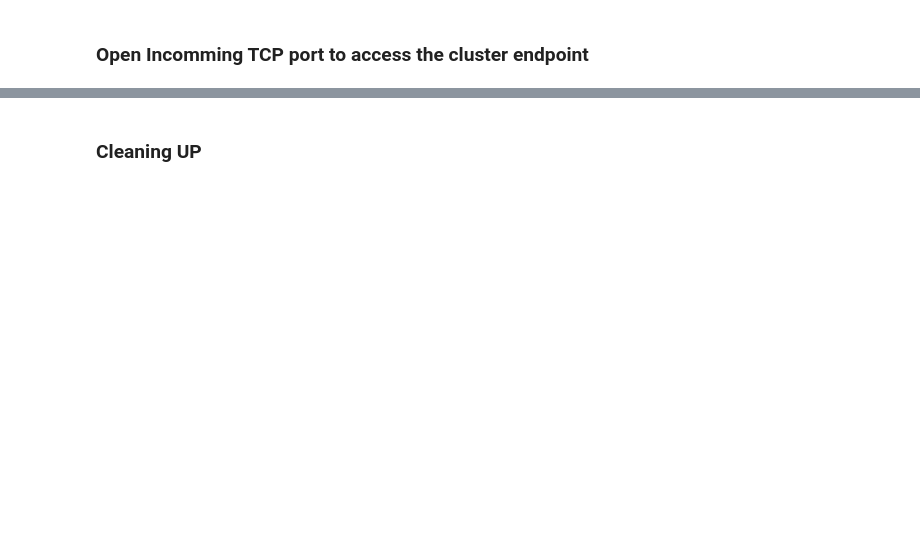
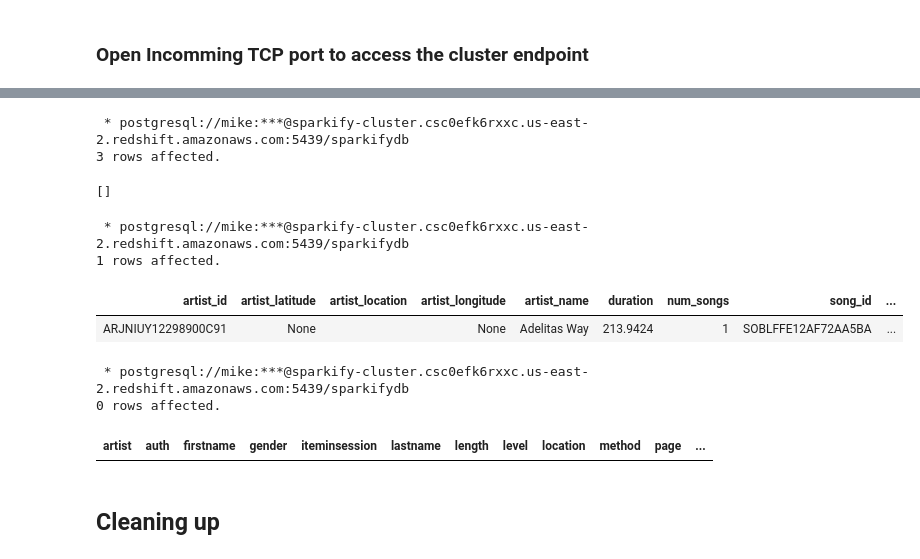
Before and after one commit to mathias-mike/Project-Sparkify, a Jupyter notebook: configuration.ipynb, the cells around one changed output, grey strips where cells are left out. Cells and saved outputs as stored; diff of their text form; code cells hidden in the pictures; blank space fills up the shorter version.

```diff
--- a/configuration.ipynb
+++ b/configuration.ipynb
@@ -152,5 +244,33 @@ except Exception as e:
+# %%
+%%sql
+INSERT INTO "staging_songs" ("song_id", "num_songs", "title", "artist_name", "artist_latitude", "year", "duration", "artist_id", "artist_longitude", "artist_location")
+VALUES ('SOXZYWX12A6310ED0C', 1, 'It\'s About Time', 'Jamie Cullum', 51.50632, 0, 246.9873, 'ARC1IHZ1187FB4E920', -0.12714, ''),
+       ('SODZYPO12A8C13A91E', 1, 'Burn My Body (Album Version)', 'Broken Spindles', null, 0, 177.99791, 'AR1C2IX1187B99BF74', null, ''),
+       ('SOQPWCR12A6D4FB2A3', 1, 'A Poor Recipe For Civic Cohesion', 'Western Addiction', 37.77916, 2005, 118.07302, 'AR73AIO1187B9AD57B', -122.42005, 'San Francisco, CA');
+# %% [output]
+ * postgresql://mike:***@sparkify-cluster.csc0efk6rxxc.us-east-2.redshift.amazonaws.com:5439/sparkifydb
+3 rows affected.
+[]
+# %%
+%%sql
+SELECT *
+FROM staging_songs;
+# %% [output]
+ * postgresql://mike:***@sparkify-cluster.csc0efk6rxxc.us-east-2.redshift.amazonaws.com:5439/sparkifydb
+1 rows affected.
+| artist_id | artist_latitude | artist_location | artist_longitude | artist_name | duration | num_songs | song_id | ... |
+| ARJNIUY12298900C91 | None |  | None | Adelitas Way | 213.9424 | 1 | SOBLFFE12AF72AA5BA | ... |
+# %%
+%%sql
+SELECT *
+FROM staging_events
+WHERE registration > CAST(registration AS BIGINT);
+# %% [output]
+ * postgresql://mike:***@sparkify-cluster.csc0efk6rxxc.us-east-2.redshift.amazonaws.com:5439/sparkifydb
+0 rows affected.
+| artist | auth | firstname | gender | iteminsession | lastname | length | level | location | method | page | ... |
 # %% [markdown]
-### Cleaning UP
+## Cleaning up
 # %%
 # response = redshift.delete_cluster(ClusterIdentifier=DWH_CLUSTER_ID, SkipFinalClusterSnapshot=True)
 # response
```
Also changed, not shown: parts of 14 cells of this notebook, 5 other files.
